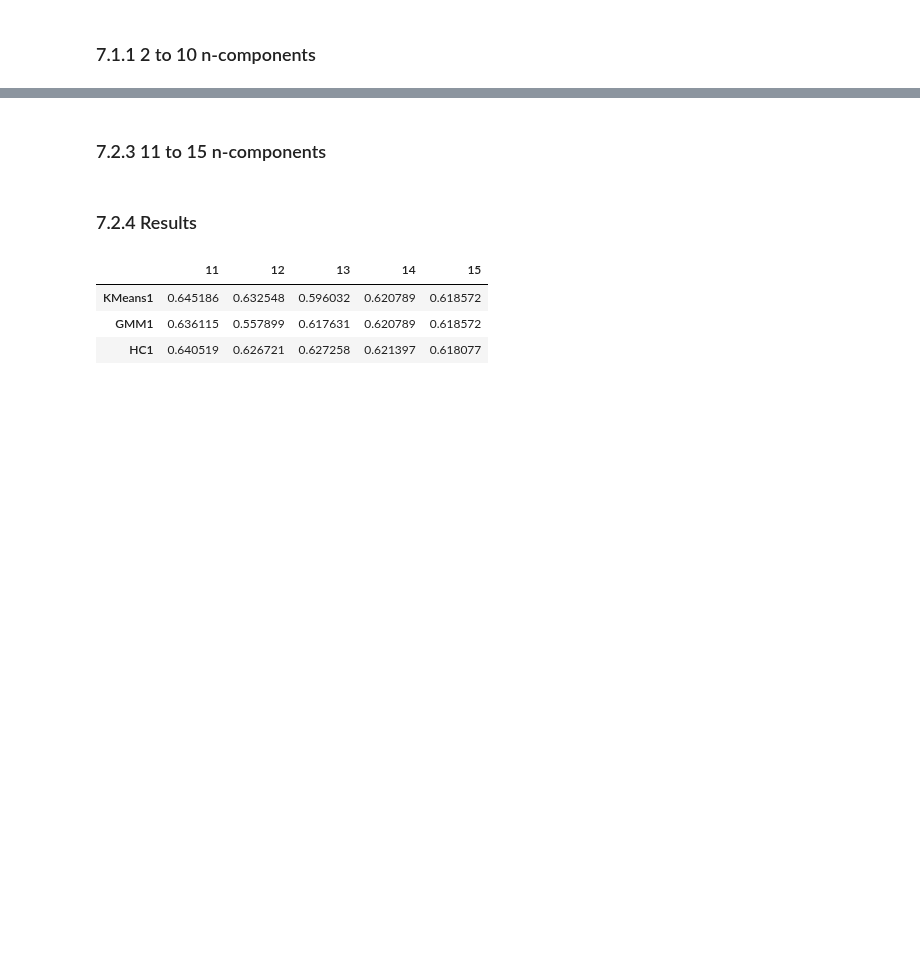
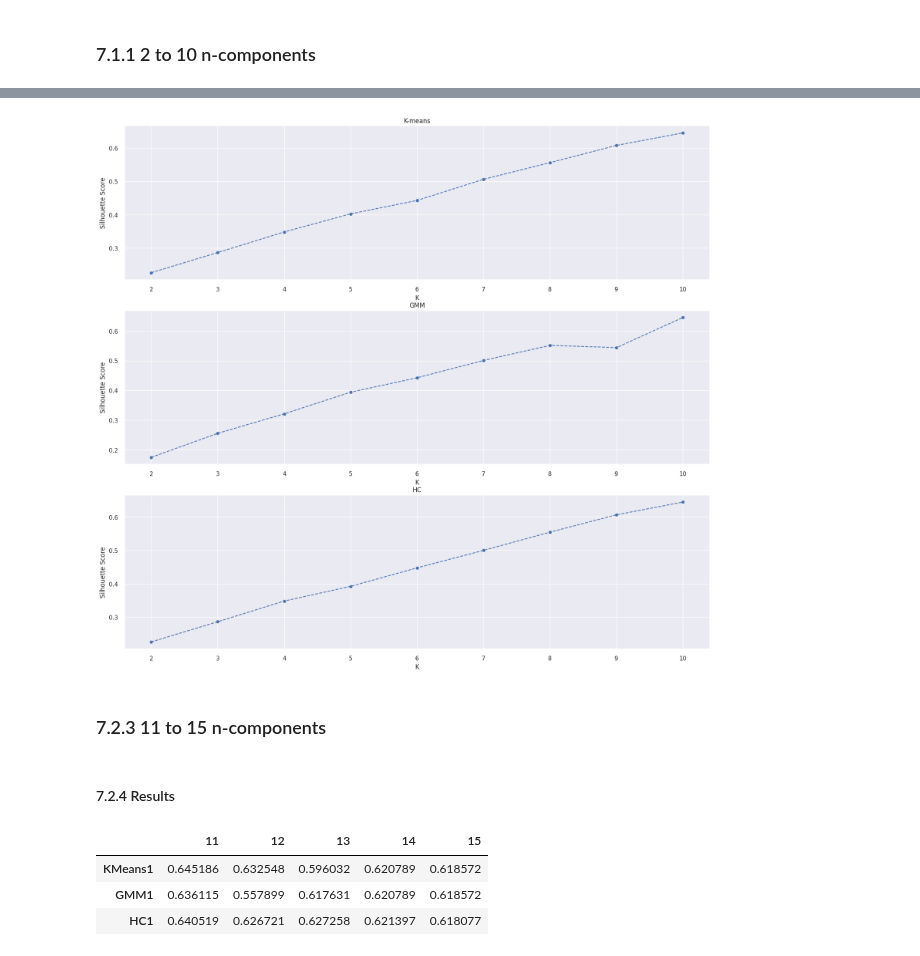
Before and after one commit to Eduardo-95-DS/Insiders-clustering, a Jupyter notebook: notebooks/look_7-ear-fine-tuning.ipynb, the cells around one changed output, grey strips where cells are left out. Saved outputs shown, nothing was run; the diff lists cells and outputs as text; code cells hidden in the pictures; blank space fills up the shorter version.

Commit message:
added silhouette graph

```diff
--- a/notebooks/look_7-ear-fine-tuning.ipynb
+++ b/notebooks/look_7-ear-fine-tuning.ipynb
@@ -1284,4 +1284,77 @@ df1.style.highlight_max(color='orange',axis=0)
 | HC1 | 0.524974 | 0.494148 | 0.542378 | 0.595156 | 0.618793 | 0.626387 | 0.633601 | 0.632090 | 0.645021 |
+# %%
+clusters = np.arange(2, 11, 1)
+
+rcParams['figure.figsize'] = 20,18
+grid=gridspec.GridSpec(3,1)
+
+
+kmeans_list1 = []
+for k in clusters:
+    # model definition
+    kmeans_model = c.KMeans(n_clusters=k)
+
+    # model training
+    kmeans_model.fit(df99)
+
+    # model predict
+    labels = kmeans_model.predict(df99)
+
+    # model performance
+    sil = m.silhouette_score(df99, labels, metric='euclidean')
+    kmeans_list1.append(sil)
+
+adf99 = plt.subplot(grid[0,0])
+plt.plot(clusters, kmeans_list1, linestyle='--', marker='o', color='b')
+plt.xlabel('K');
+plt.ylabel('Silhouette Score');
+plt.title('K-means');
+
+
+
+gmm_list1 = []
+for k in clusters:
+    # model definition
+    gmm_model = mx.GaussianMixture(n_components=k)
+
+    # model training
+    gmm_model.fit(df99)
+
+    # model predict
+    labels = gmm_model.predict(df99)
+
+    # model performance
+    sil = m.silhouette_score(df99, labels, metric='euclidean')
+    gmm_list1.append(sil)
+
+ax2 = plt.subplot(grid[1,0])
+plt.plot(clusters, gmm_list1, linestyle='--', marker='o', color='b')
+plt.xlabel('K');
+plt.ylabel('Silhouette Score');
+plt.title('GMM');
+
+
+
+hc_list1 = []
+for k in clusters:
+    # model definition & training
+    hc_model = hc.linkage(df99, 'ward')
+
+    # model predict
+    labels = hc.fcluster(hc_model, k, criterion='maxclust')
+
+    # metrics
+    sil = m.silhouette_score(df99, labels, metric='euclidean')
+    hc_list1.append(sil)
+
+
+ax3 = plt.subplot(grid[2,0])
+plt.plot(clusters,  hc_list1, linestyle='--', marker='o', color='b');
+plt.xlabel('K');
+plt.ylabel('Silhouette Score');
+plt.title('HC');
+# %% [output]
+[figure, added]
 # %% [markdown]
 ### 7.2.3 11 to 15 n-components
 # %%
@@ -1445,7 +1518,7 @@ for df in (df11,df22,df33,df44,df55):
     sil = m.silhouette_score(df, labels, metric='euclidean')
     hc_list1.append(sil)
 # %% [markdown]
-### 7.2.4 Results
+#### 7.2.4 Results
 # %%
 df1 = pd.DataFrame(
     {'KMeans1': kmeans_list1,
```
Also changed, not shown: parts of 2 cells of this notebook.
